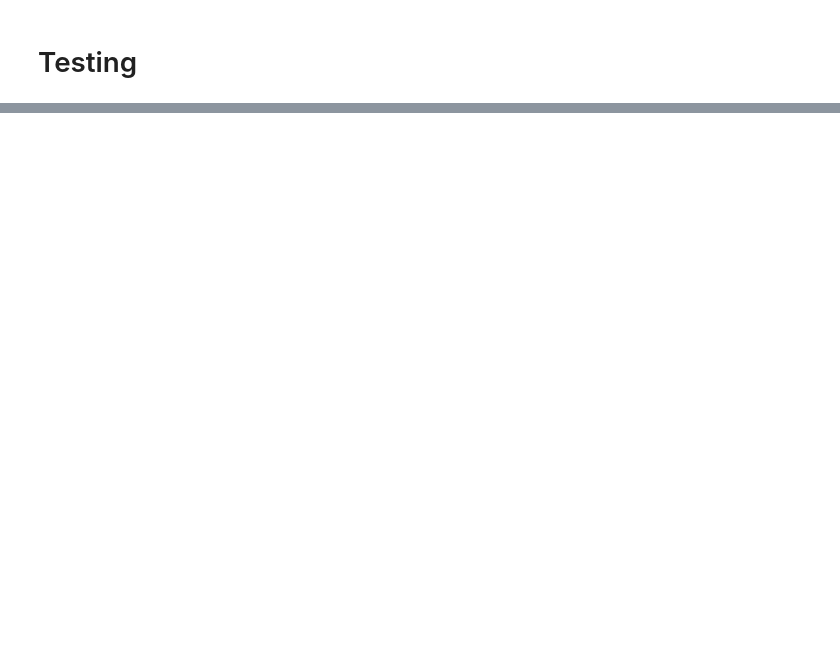
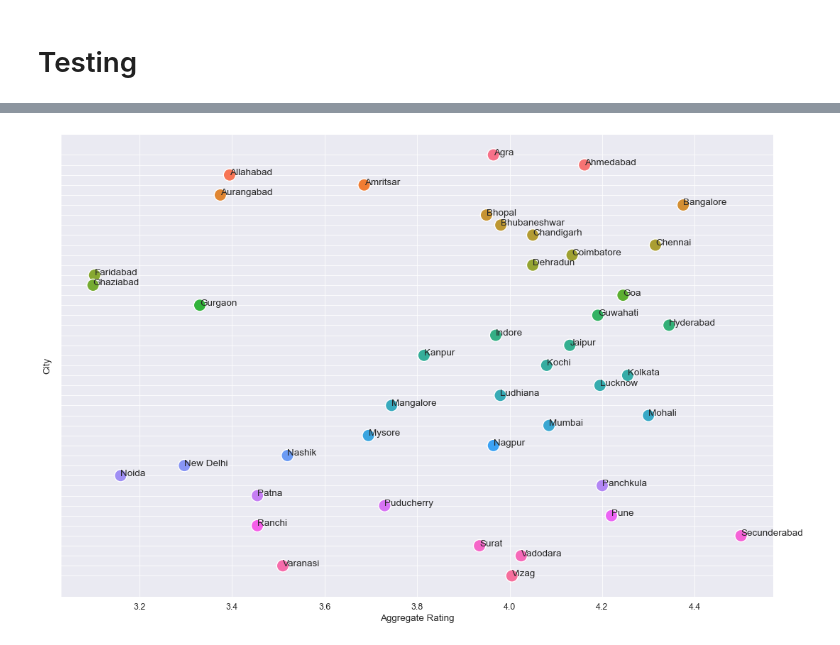
Before and after one commit to data301-2021-winter1/group28-project, a Jupyter notebook: notebooks/analysis1.ipynb, the cells around one changed output, grey strips where cells are left out. Drawn from its saved outputs; the diff is of its cells as text; code cells hidden in the pictures; blank space fills up the shorter version.

```diff
--- a/notebooks/analysis1.ipynb
+++ b/notebooks/analysis1.ipynb
@@ -805,0 +769,13 @@ for circle in circles:
+# %%
+avgRating  =pd.DataFrame(zomato_agg.groupby("City")["Aggregate Rating"].mean())
+avgRating = avgRating.reset_index()
+avgRating
+
+
+plot = sns.scatterplot(x="Aggregate Rating",y="City",data= avgRating, hue = "City", legend = False , s = 300)
+
+plot.set(yticklabels=[])
+for index , frame in avgRating.iterrows():
+    plt.annotate(frame["City"], xy = ( frame["Aggregate Rating"],index))
+# %% [output]
+[figure, added]
```
Also changed, not shown: parts of 21 cells of this notebook.
